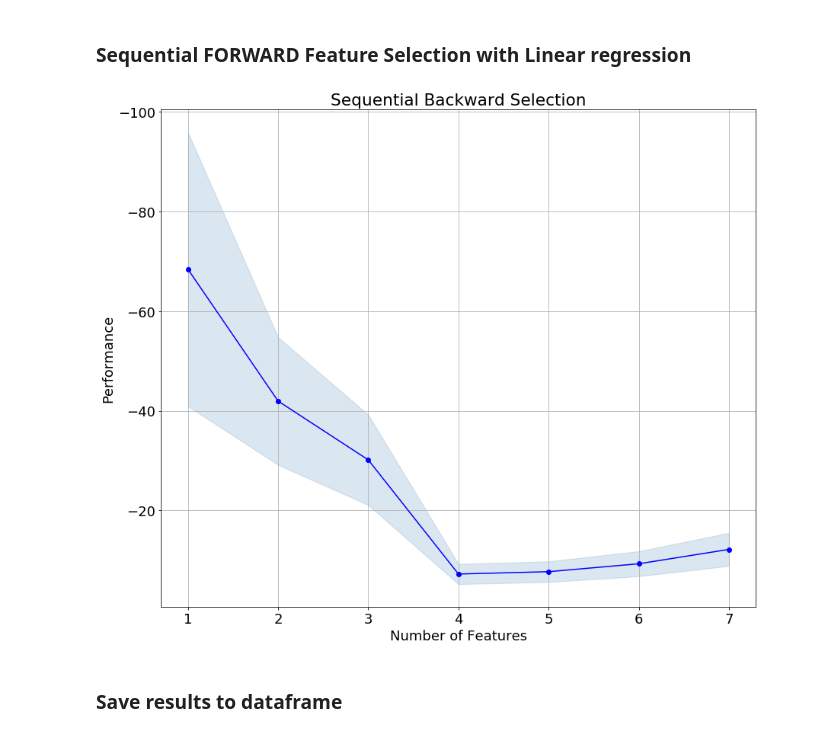
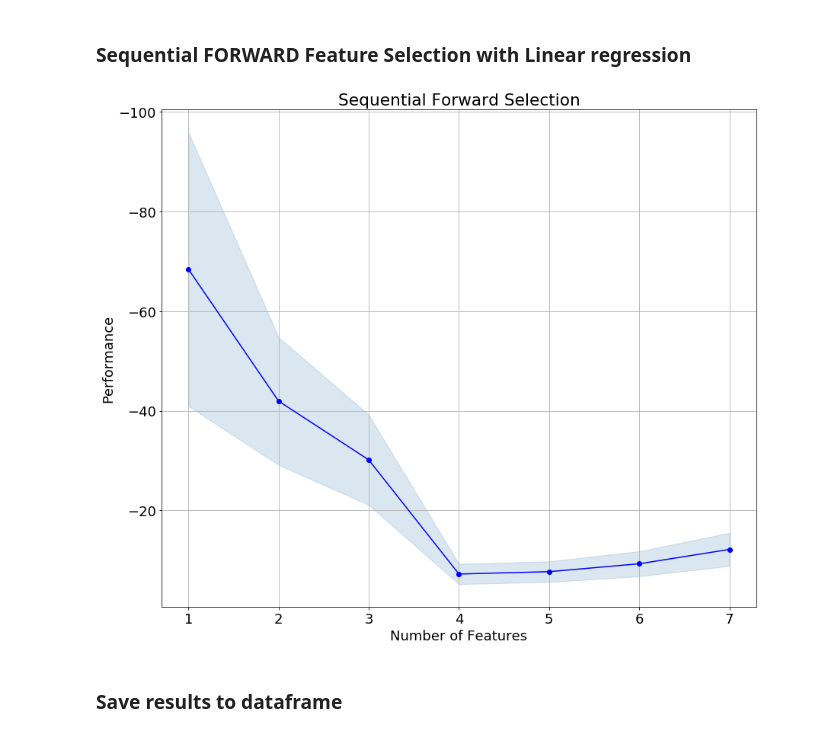
Before and after one commit to mycarta/Data-science-tools-petroleum-exploration-and-production, a Jupyter notebook: Python/notebooks/variable_selection_03_SFS.ipynb, the cells around one changed output. Cells and saved outputs as stored; diff of their text form; code cells hidden in the pictures.

```diff
--- a/Python/notebooks/variable_selection_03_SFS.ipynb
+++ b/Python/notebooks/variable_selection_03_SFS.ipynb
@@ -215,12 +215,11 @@ sfs = SFS(estimator=LR,
 sfs = sfs.fit(X, y)
 # %%
 plot_sequential_feature_selection(sfs.get_metric_dict(), kind='std_err')
-plt.title('Sequential Backward Selection')
-
+plt.title('Sequential Forward Selection')
 plt.grid()
 plt.gca().invert_yaxis();
 # %% [output]
-[figure, old version]
+[figure, new version]
 # %% [markdown]
 ### Save results to dataframe
 # %%
```
Also changed, not shown: parts of 1 cell of this notebook, 1 other file.
